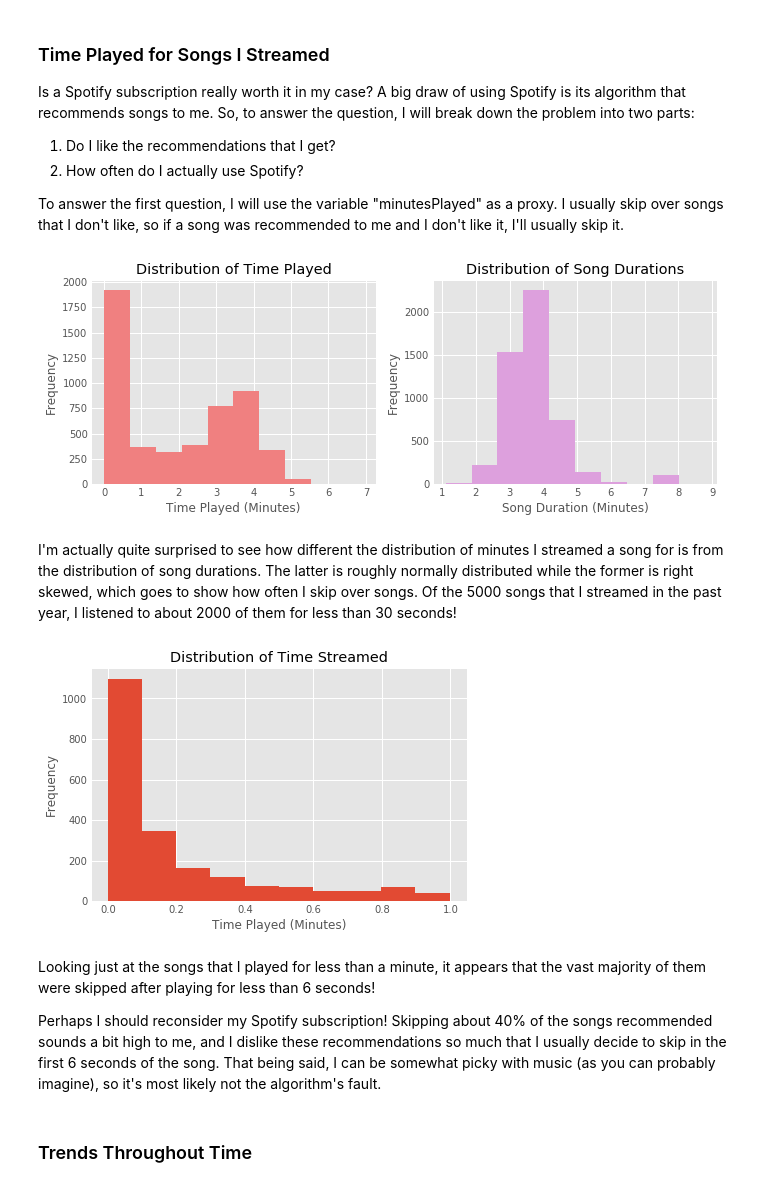
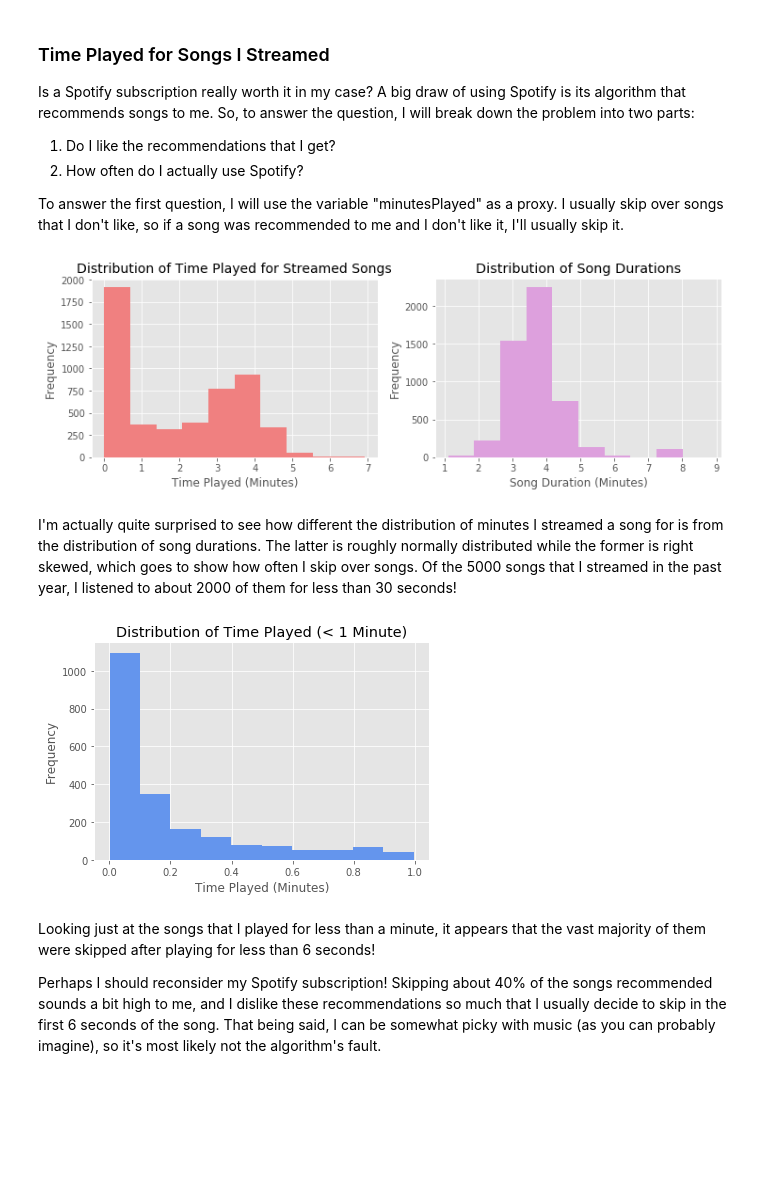
Before and after one commit to zihanye96/Spotify-Visualization, a Jupyter notebook: notebook.ipynb, the cells around one changed output. Drawn from its saved outputs; the diff is of its cells as text; code cells hidden in the pictures; blank space fills up the shorter version.

Commit message:
visualization update 8/17

```diff
--- a/notebook.ipynb
+++ b/notebook.ipynb
@@ -170,7 +260,7 @@ def get_date(date):
     date = datetime.strptime(date, '%Y-%m-%d %H:%M')
     return date.strftime("%Y-%m-%d")
 
-final["datePlayed"] = final["endTime"].apply(get_date)
+streaming_df["datePlayed"] = streaming_df["endTime"].apply(get_date)
 # %%
 ## drop defunct/redundant columns
-final.drop(columns=['index', 'endTime', 'id', 'msPlayed', 'duration_ms'], inplace=True)
+streaming_df.drop(columns=['index', 'endTime', 'id', 'msPlayed', 'duration_ms'], inplace=True)
@@ -191,6 +279,12 @@ Name: minutesPlayed, dtype: float64
 # %% [markdown]
 For some reason, there's a song that was played for 25 minutes (I didn't know songs could be so long!). Let's keep the songs that were played for 0-8 minutes, since anything more than that would likely be an error.
 # %%
-mask = final["minutesPlayed"] <= 8
-final = final[mask]
+mask = streaming_df["minutesPlayed"] <= 8
+streaming_df = streaming_df[mask]
+# %%
+## create a feature representing the month that the song was streamed
+streaming_df["month"] = streaming_df['datePlayed'].apply(lambda x:x[:7])
+
+## transform "dateplayed" from string to datetime
+streaming_df["datePlayed"] = streaming_df["datePlayed"].apply(lambda x: datetime.strptime(x, '%Y-%m-%d'))
 # %%
@@ -216,36 +333,34 @@ Is a Spotify subscription really worth it in my case? A big draw of using Spotif
 
 To answer the first question, I will use the variable "minutesPlayed" as a proxy. I usually skip over songs that I don't like, so if a song was recommended to me and I don't like it, I'll usually skip it.
 # %%
-fig, ax = plt.subplots(nrows=1, ncols=2, figsize = (10,3.5))
 plt.style.use('ggplot')
-ax[0].hist(final["minutesPlayed"], color = "lightcoral", kd)
+fig, ax = plt.subplots(nrows=1, ncols=2, figsize = (12,3.5))
+ax[0].hist(streaming_df["minutesPlayed"], color = "lightcoral")
 ax[0].set_xlabel('Time Played (Minutes)')
 ax[0].set_ylabel('Frequency')
-ax[0].set_title('Distribution of Time Played')
+ax[0].set_title('Distribution of Time Played for Streamed Songs', fontsize=14)
 
 
-ax[1].hist(final["duration_min"], color = "plum")
+ax[1].hist(streaming_df["duration_min"], color = "plum")
 ax[1].set_xlabel('Song Duration (Minutes)')
 ax[1].set_ylabel('Frequency')
 ax[1].set_title('Distribution of Song Durations');
 # %% [output]
-[figure, old version]
+[figure, new version]
 # %% [markdown]
 I'm actually quite surprised to see how different the distribution of minutes I streamed a song for is from the distribution of song durations. The latter is roughly normally distributed while the former is right skewed, which goes to show how often I skip over songs. Of the 5000 songs that I streamed in the past year, I listened to about 2000 of them for less than 30 seconds!
 # %%
 ## get the minutes played for songs I played for less than a minute
-mask = final["minutesPlayed"]<=1
-tmp = final["minutesPlayed"][mask]
+mask = streaming_df["minutesPlayed"]<=1
+tmp = streaming_df["minutesPlayed"][mask]
 
-plt.hist(tmp)
-plt.title("Distribution of Time Streamed")
+plt.hist(tmp, color = "cornflowerblue")
+plt.title("Distribution of Time Played (< 1 Minute)")
 plt.xlabel('Time Played (Minutes)')
 plt.ylabel('Frequency');
 # %% [output]
-[figure, old version]
+[figure, new version]
 # %% [markdown]
 Looking just at the songs that I played for less than a minute, it appears that the vast majority of them were skipped after playing for less than 6 seconds!
 
 Perhaps I should reconsider my Spotify subscription! Skipping about 40% of the songs recommended sounds a bit high to me, and I dislike these recommendations so much that I usually decide to skip in the first 6 seconds of the song. That being said, I can be somewhat picky with music (as you can probably imagine), so it's most likely not the algorithm's fault.
-# %% [markdown]
-### Trends Throughout Time
```
Also changed, not shown: parts of 51 cells of this notebook, 9 other files.
